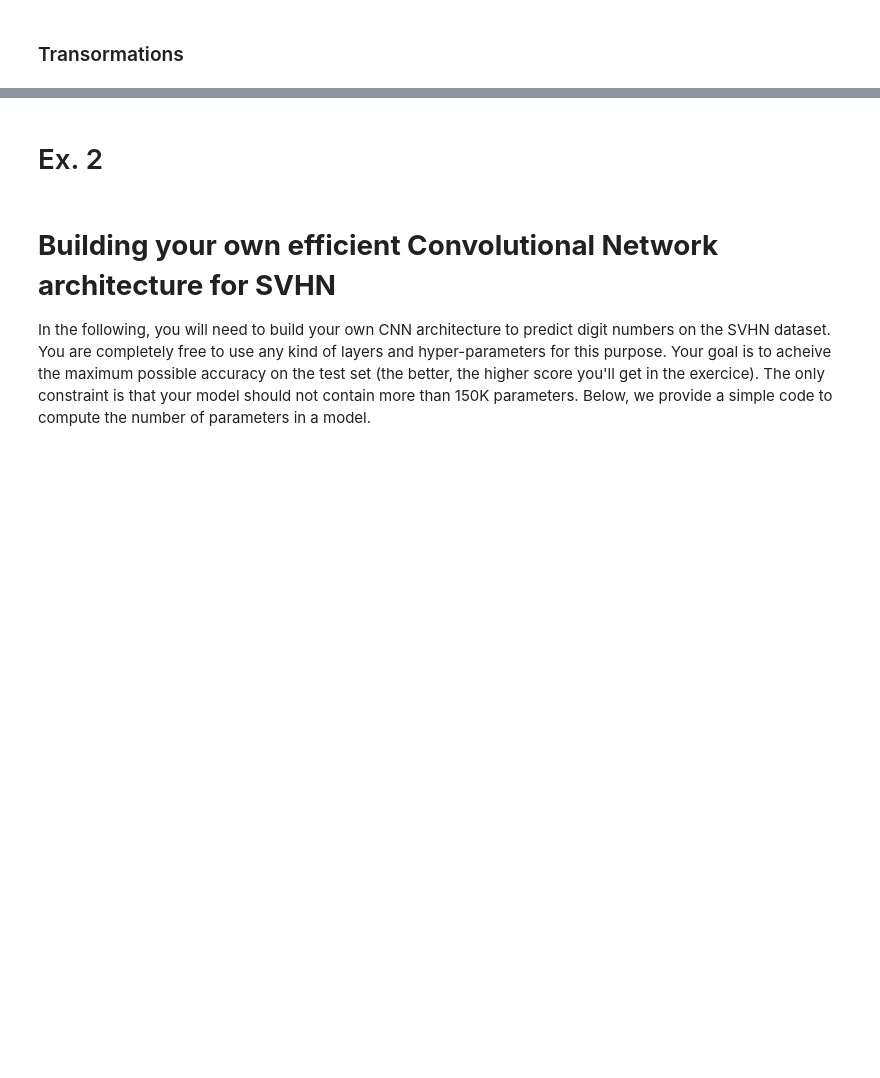
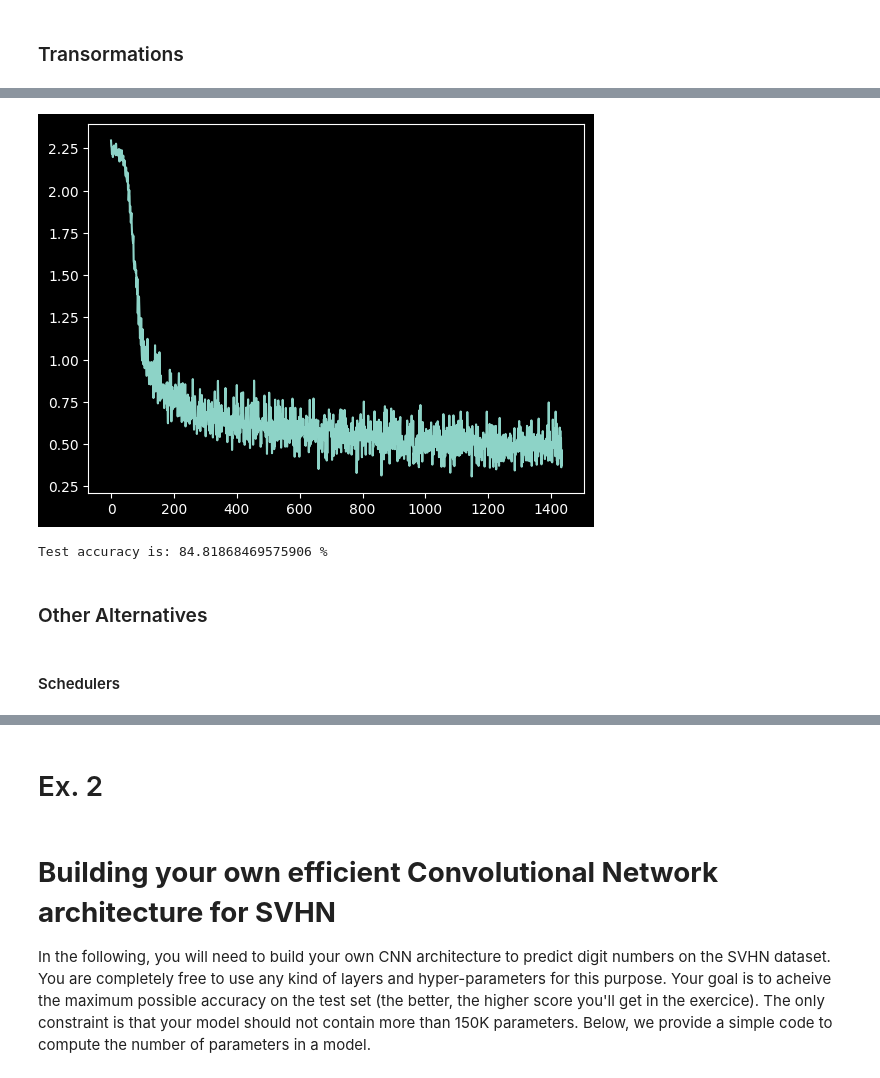
Before and after one commit to albert-santos01/DeepLearning, a Jupyter notebook: P3/P3-QuestionsDone.ipynb, the cells around one changed output, grey strips where cells are left out. Cells and saved outputs as stored; diff of their text form; code cells hidden in the pictures; blank space fills up the shorter version.

```diff
--- a/P3/P3-QuestionsDone.ipynb
+++ b/P3/P3-QuestionsDone.ipynb
@@ -356,18 +385,19 @@ Test accuracy is: 85.6061770129072 %
 # %%
 # Create train data loader
 max_degree = 10
-tr = tf.Compose([
+tr_rot = tf.Compose([
         tf.ToTensor(),
         tf.Normalize(mean = [.5], std = [.5]),
-        tf.RandomRotation(max_degree),
-        tf.RandomHorizontalFlip(),
-        tf.CenterCrop(28)
+        tf.RandomRotation(max_degree)
         ])
-train_loader_new = torch.utils.data.DataLoader(dataset=SVHNTrain,
+
+SVHNTrain_rot = SVHN(data_path+'/svhn/train_32x32.mat',tr_rot)
+train_loader_rot = torch.utils.data.DataLoader(dataset=SVHNTrain_rot,
                                                batch_size=256,
                                                shuffle=True)
 
-test_loader_new = torch.utils.data.DataLoader(dataset=SVHNTest,
+SVHNTest_rot = SVHN(data_path+'/svhn/test_32x32.mat',tr_rot)
+test_loader_rot = torch.utils.data.DataLoader(dataset=SVHNTest_rot,
                                                batch_size=256,
                                                shuffle=True)
 # %%
@@ -422,0 +455,22 @@ Test accuracy is: 86.34757221880763 %
+# %%
+BaseCNN = BaseConvNet()
+
+criterion = nn.CrossEntropyLoss()
+
+#Initialize optimizer
+learning_rate = .001
+optimizer = torch.optim.Adam(BaseCNN.parameters(), lr = learning_rate)
+
+
+# Device configuration (choose GPU if it is available )
+device = torch.device('cuda:0' if torch.cuda.is_available() else 'cpu')
+num_epochs = 5
+
+# Train and test the model
+loss_hist = train(BaseCNN, train_loader_rot, optimizer, num_epochs, model_name='rotated_model.pkt', device=device)
+plt.plot(loss_hist)
+plt.show()
+
+
+print('Test accuracy is: {} %'.format(test(BaseCNN, test_loader_rot)))
+# %% [output]
@@ -422,0 +487,6 @@ Test accuracy is: 86.34757221880763 %
+[figure, added]
+Test accuracy is: 84.81868469575906 %
+# %% [markdown]
+### Other Alternatives
+# %% [markdown]
+#### Schedulers
```
Also changed, not shown: parts of 28 cells of this notebook, 2 other files.
